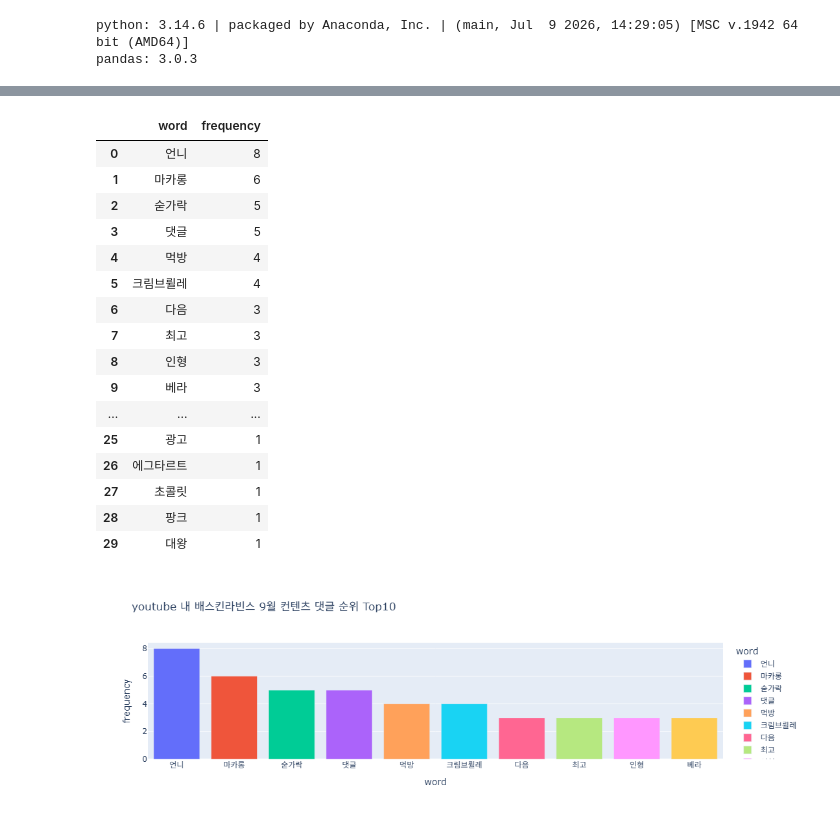
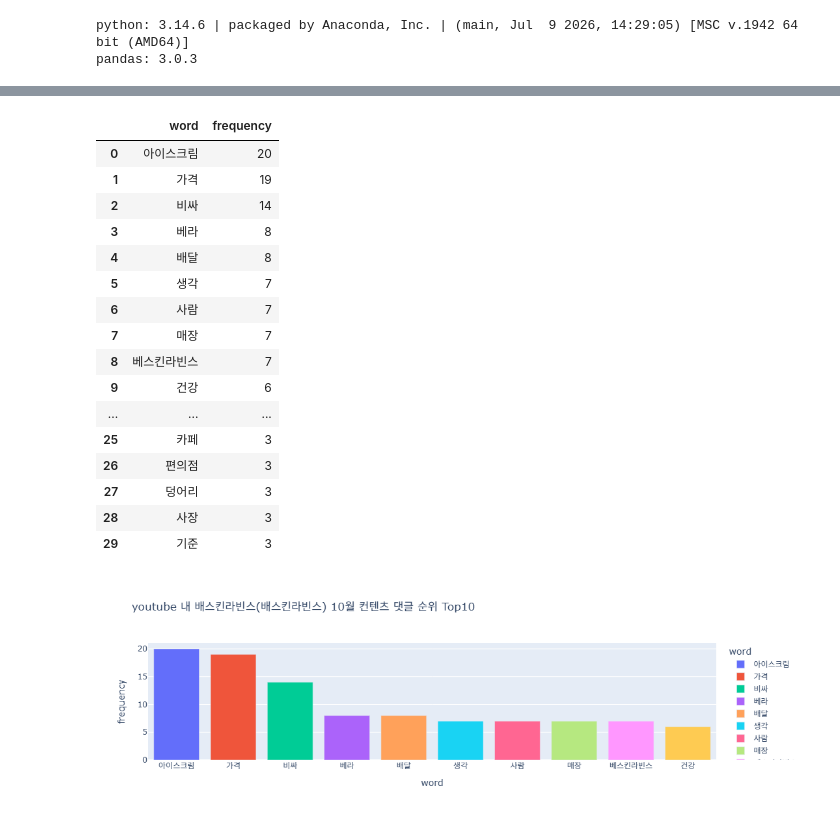
Before and after one commit to 383171a/datamarketing-Megastudy-260828, a Jupyter notebook: 261102/youtube-api_261105.ipynb, the cells around one changed output, grey strips where cells are left out. Drawn from its saved outputs; the diff is of its cells as text; code cells hidden in the pictures.

```diff
--- a/261102/youtube-api_261105.ipynb
+++ b/261102/youtube-api_261105.ipynb
@@ -6,9 +6,9 @@
 # %%
 import pandas as pd
 
-df_stats = pd.read_csv("data/youtube_stats_20261104_131559.csv", encoding="utf-8-sig")
-df_comments = pd.read_csv("data/youtube_comments_20261104_131559.csv", encoding="utf-8-sig")
-df_final = pd.read_csv("data/youtube_final_20261104_131559.csv", encoding="utf-8-sig")
+df_stats = pd.read_csv("data/youtube_stats_20261106_112057.csv", encoding="utf-8-sig")
+df_comments = pd.read_csv("data/youtube_comments_20261106_112057.csv", encoding="utf-8-sig")
+df_final = pd.read_csv("data/youtube_final_20261106_112057.csv", encoding="utf-8-sig")
 
 print("영상 데이터:", df_stats.shape) # 찾아온 해당 데이터프레임이 몇행.몇열 (데이터의 크기)
 print("댓글 데이터:", df_comments.shape)
@@ -212,7 +201,7 @@ def extract_nouns(text):
     tokens = kiwi.tokenize(text)
 
     # 리스트라는 자료구조 안에서 for in 사용, 반복문을 통해서 추출된 값들을 바로 리스크화 = 리스트 컴프리핸션
-    nouns = [token.form for token in tokens if token.tag in ["NNG", "NNP"] and len(token.form) >= 2]
+    nouns = [token.form for token in tokens if token.tag in ["NNG", "NNP", "VA"] and len(token.form) >= 2]
 
     return nouns
 
@@ -288,35 +277,35 @@ df_words = pd.DataFrame(
 df_words
 # %% [output]
 |  | word | frequency |
-| 0 | 언니 | 8 |
-| 1 | 마카롱 | 6 |
-| 2 | 숟가락 | 5 |
-| 3 | 댓글 | 5 |
-| 4 | 먹방 | 4 |
-| 5 | 크림브륄레 | 4 |
-| 6 | 다음 | 3 |
-| 7 | 최고 | 3 |
-| 8 | 인형 | 3 |
-| 9 | 베라 | 3 |
+| 0 | 아이스크림 | 20 |
+| 1 | 가격 | 19 |
+| 2 | 비싸 | 14 |
+| 3 | 베라 | 8 |
+| 4 | 배달 | 8 |
+| 5 | 생각 | 7 |
+| 6 | 사람 | 7 |
+| 7 | 매장 | 7 |
+| 8 | 베스킨라빈스 | 7 |
+| 9 | 건강 | 6 |
 | ... | ... | ... |
-| 25 | 광고 | 1 |
-| 26 | 에그타르트 | 1 |
-| 27 | 초콜릿 | 1 |
-| 28 | 팡크 | 1 |
-| 29 | 대왕 | 1 |
+| 25 | 카페 | 3 |
+| 26 | 편의점 | 3 |
+| 27 | 덩어리 | 3 |
+| 28 | 사장 | 3 |
+| 29 | 기준 | 3 |
 # %%
 import plotly.express as px
 
 top10 = df_words.head(10).sort_values("frequency", ascending=False)
 
 fig = px.bar(
     top10,
     x="word",
     y="frequency",
-    title="youtube 내 배스킨라빈스 9월 컨텐츠 댓글 순위 Top10",
+    title="youtube 내 배스킨라빈스(배스킨라빈스) 10월 컨텐츠 댓글 순위 Top10",
     color="word"
 )
 
 fig.show()
 # %% [output]
-[figure, old version]
+[figure, new version]
```
Also changed, not shown: parts of 9 cells of this notebook, 30 other files.
